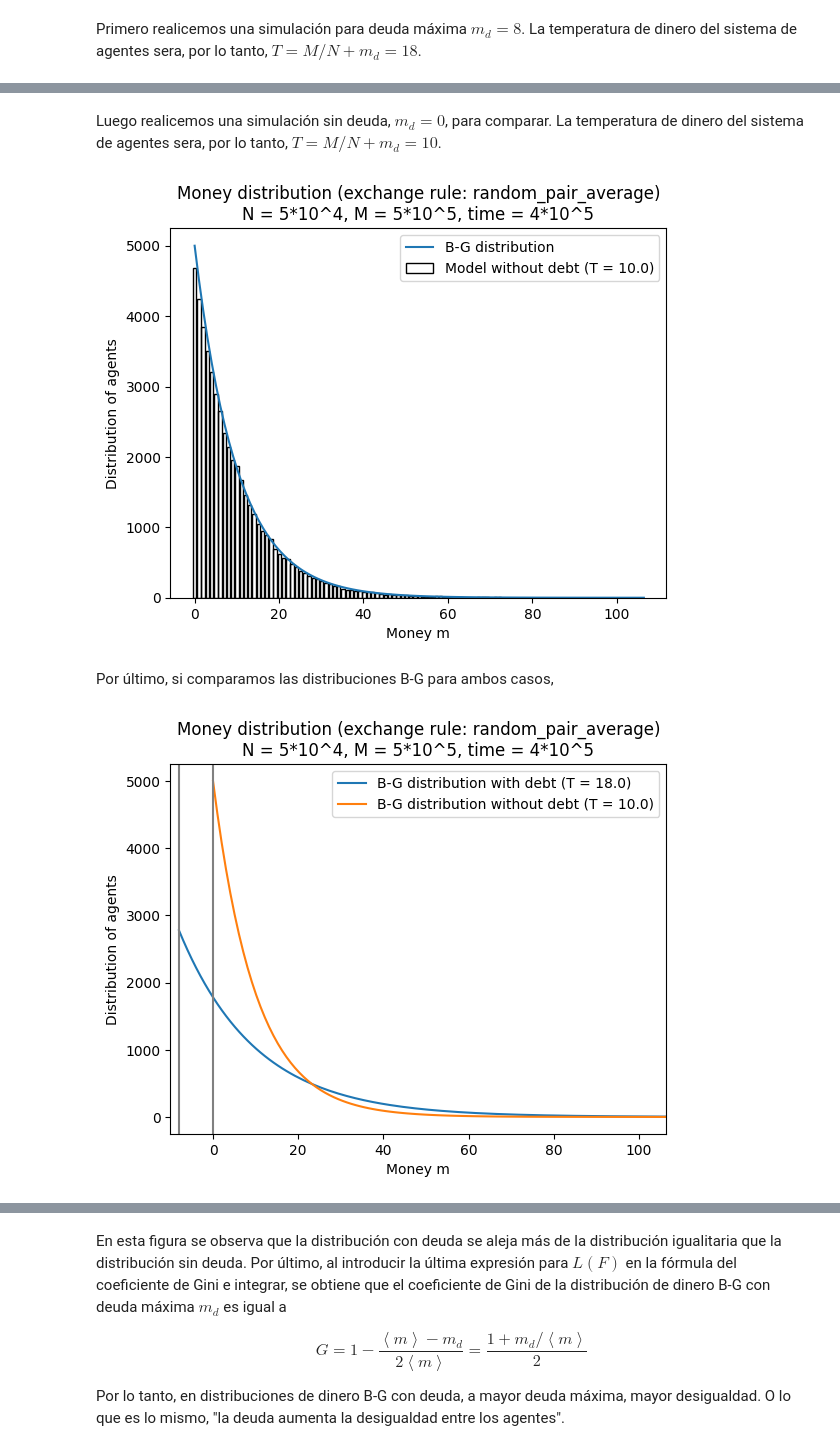
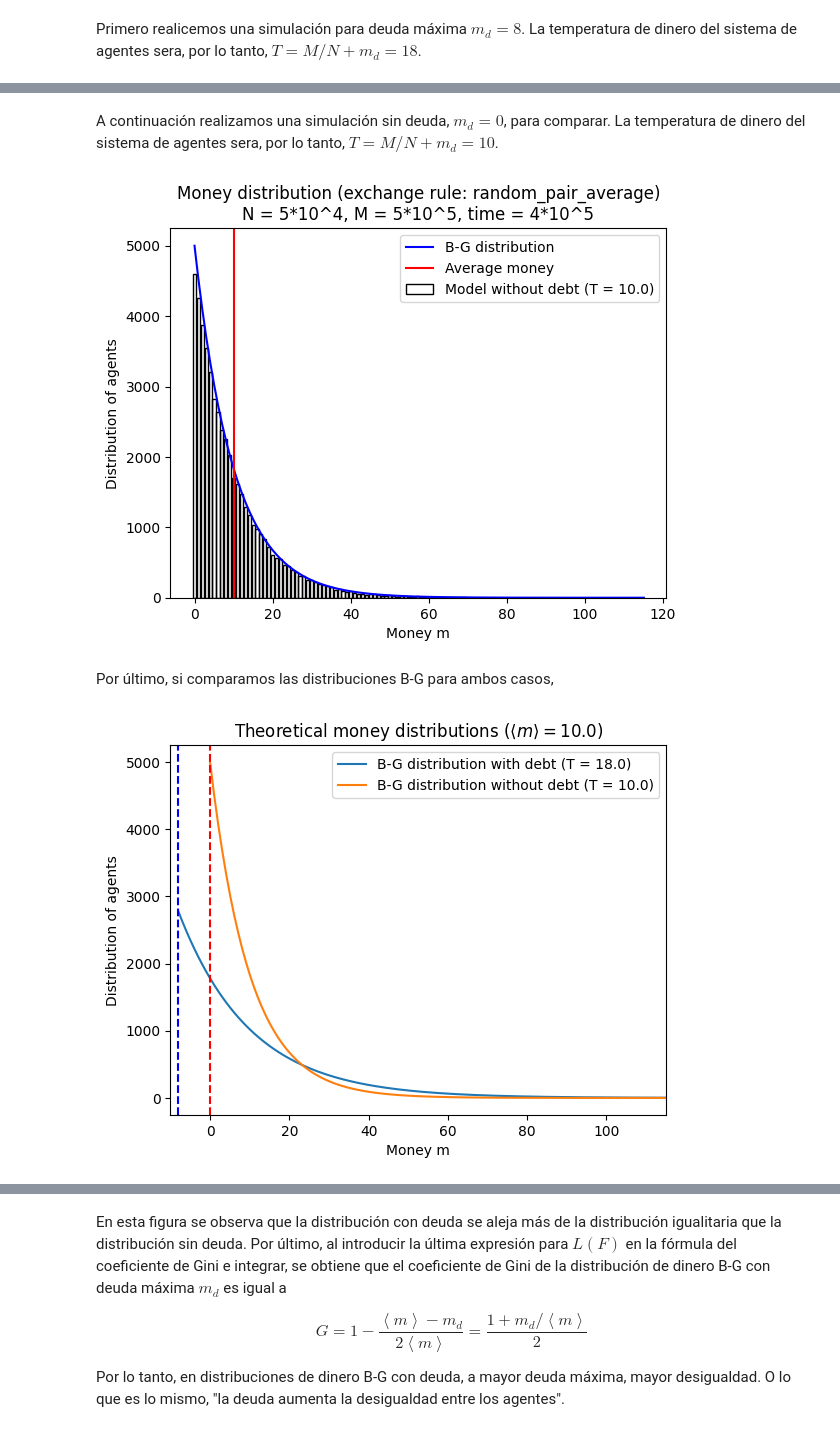
Before and after one commit to MJLRoad/Modelado_RAE, a Jupyter notebook: Simulaciones_01.ipynb, the cells around one changed output, grey strips where cells are left out. Drawn from its saved outputs; the diff is of its cells as text; code cells hidden in the pictures.

```diff
--- a/Simulaciones_01.ipynb
+++ b/Simulaciones_01.ipynb
@@ -146,7 +149,7 @@ texp = 6 # Se recomienda 5
 t_steps = int(4*10**texp) # Pasos de tiempo para la simulación
 # %%
 # Se crean a los agentes
-agents_list = [Agent_02(money=T, alpha=alpha) for i in range(N)] # Todos los agentes tienen la misma cantidad de dinero
+agents_list = [Agent_multiplicative(money=T, alpha=alpha) for i in range(N)] # Todos los agentes tienen la misma cantidad de dinero
 # Simulación
 for i in range(t_steps):
     agent_i_index = randint(0,N-1)
@@ -180,7 +184,7 @@ Podemos observar que la distribución estacionaria tiene una forma diferente a l
 # %%
 alpha = 1/2
 # Se crean a los agentes
-agents_list = [Agent_02(money=T, alpha=alpha) for i in range(N)] # Todos los agentes tienen la misma cantidad de dinero
+agents_list = [Agent_multiplicative(money=T, alpha=alpha) for i in range(N)] # Todos los agentes tienen la misma cantidad de dinero
 # Simulación
 for i in range(t_steps):
     agent_i_index = randint(0,N-1)
@@ -250,12 +216,0 @@ t_steps = int(4*10**texp) # Pasos de tiempo para la simulación
-# %%
-# Se crean a los agentes
-agents_list = [Agent_03(money=T, lbda=lbda) for i in range(N)] # Todos los agentes tienen la misma cantidad de dinero
-# Simulación
-for i in range(t_steps):
-    agent_i_index = randint(0,N-1)
-    agent_j_index = randint(0,N-1) # se elige un par de agentes al azar para hacer transacción
-    coin_flip = randint(0,1)
-    loser_index = [agent_i_index,agent_j_index][coin_flip] # Uno de los agentes se selecciona al azar como el perdedor
-    winner_index = [agent_i_index, agent_j_index][1-coin_flip]
-    # El perdedor le paga al ganador
-    agents_list[loser_index].pay(payee=agents_list[winner_index])
@@ -313,7 +247,7 @@ t_steps = int(4*10**texp) # Pasos de tiempo para la simulación
 tau_s = 4000 # Período de subsidios
 # %%
 # Se crean a los agentes
-agents_list = [Agent_04(money=T) for i in range(N)] # Todos los agentes tienen la misma cantidad de dinero
+agents_list = [Agent_citizen(money=T) for i in range(N)] # Todos los agentes tienen la misma cantidad de dinero
 government = State(tax_rate=tax_rate)
 # Simulación
 for i in range(1,t_steps+1):
@@ -474,5 +410,5 @@ plt.show()
 # %% [markdown]
-Luego realicemos una simulación sin deuda, $m_d = 0$, para comparar. La temperatura de dinero del sistema de agentes sera, por lo tanto, $T = M/N + m_d = 10$.
+A continuación realizamos una simulación sin deuda, $m_d = 0$, para comparar. La temperatura de dinero del sistema de agentes sera, por lo tanto, $T = M/N + m_d = 10$.
 # %%
 m_d = 0
 T = m_avg + m_d # temperatura de dinero
@@ -508,7 +444,8 @@ P_b = N*(1/T)*np.exp(-(m_b+m_d)/T)
 T_b,texp_b,m_d_b = T,texp,m_d
 # %%
 plt.bar(edges_b[:-1], frq_b, fill=False ,label=f"Model without debt (T = {T_b})")
-plt.plot(m_b, P_b, label="B-G distribution")
+plt.plot(m_b, P_b, label="B-G distribution", color='blue')
+plt.axvline(x=m_avg, color = 'red', label="Average money")
 ttl = ""
 ttl += f"Money distribution (exchange rule: {exchange_rule})\n"
 ttl += f"N = 5*10^{Nexp}, M = 5*10^{Mexp}, time = 4*10^{texp_b}"
@@ -519,25 +456,26 @@ plt.ylabel("Distribution of agents")
 plt.legend()
 plt.show()
 # %% [output]
-[figure, old version]
+[figure, new version]
 # %% [markdown]
 Por último, si comparamos las distribuciones B-G para ambos casos,
 # %%
 plt.plot(m_a, P_a, label=f"B-G distribution with debt (T = {T_a})")
-plt.axvline(x = -m_d_a, color = 'gray')
+plt.axvline(x = -m_d_a, color = 'blue', ls='--')
 plt.plot(m_b, P_b, label=f"B-G distribution without debt (T = {T_b})")
-plt.axvline(x = -m_d_b, color = 'gray')
-ttl = ""
-ttl += f"Money distribution (exchange rule: {exchange_rule})\n"
-ttl += f"N = 5*10^{Nexp}, M = 5*10^{Mexp}, time = 4*10^{texp_b}"
+plt.axvline(x = -m_d_b, color = 'red', ls='--')
+
+ttl = r"Theoretical money distributions ($\left\langle m \right\rangle =$"
+ttl += f"{m_avg})"
 plt.title(ttl)
+
 plt.xlabel("Money m")
 plt.ylabel("Distribution of agents")
 plt.xlim(-(m_d_a+2), max(m_b))
 plt.legend()
 plt.show()
 # %% [output]
-[figure, old version]
+[figure, new version]
 # %% [markdown]
 Citando el artículo,
 
```
Also changed, not shown: parts of 25 cells of this notebook, 3 other files.
